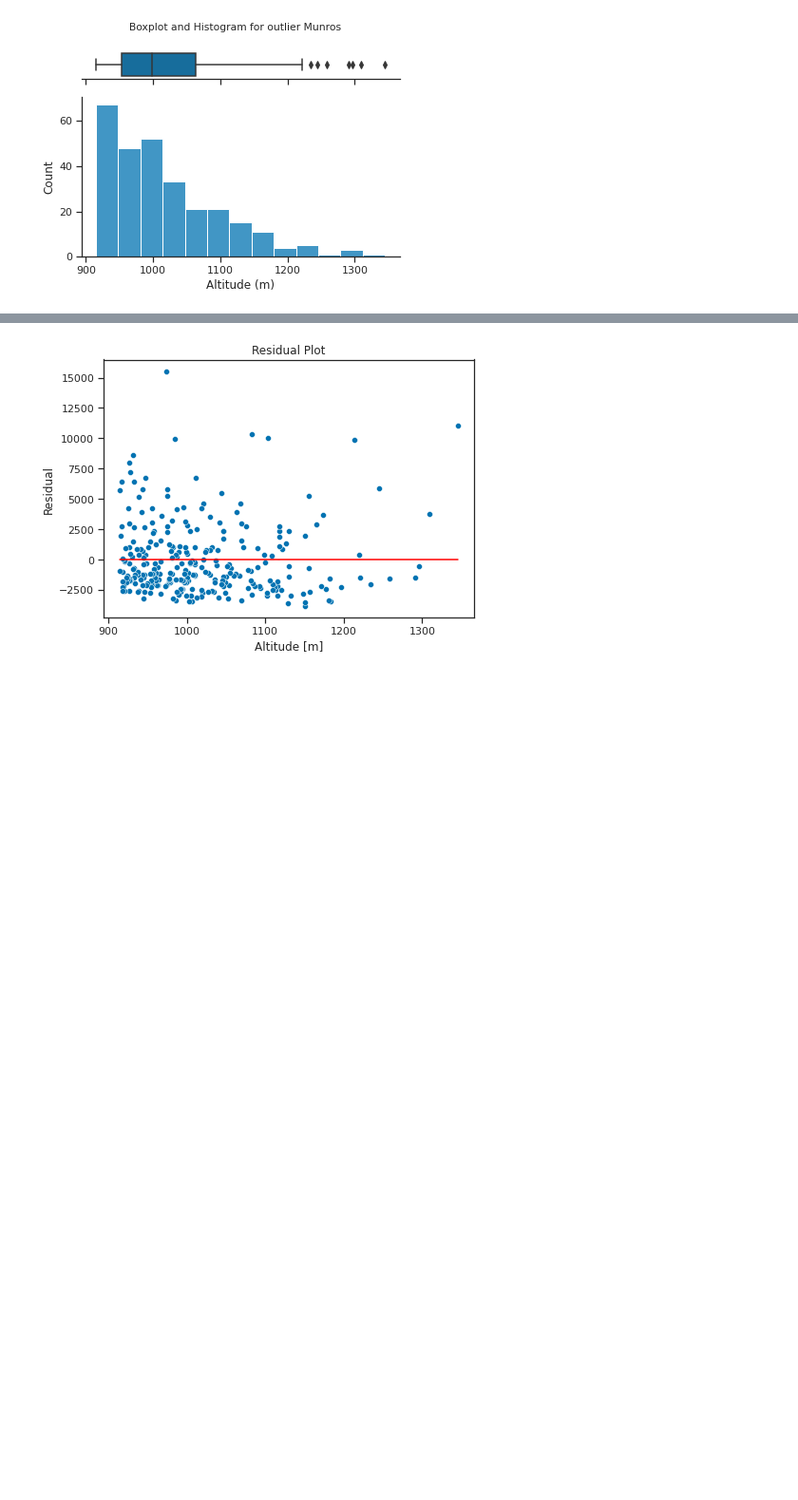
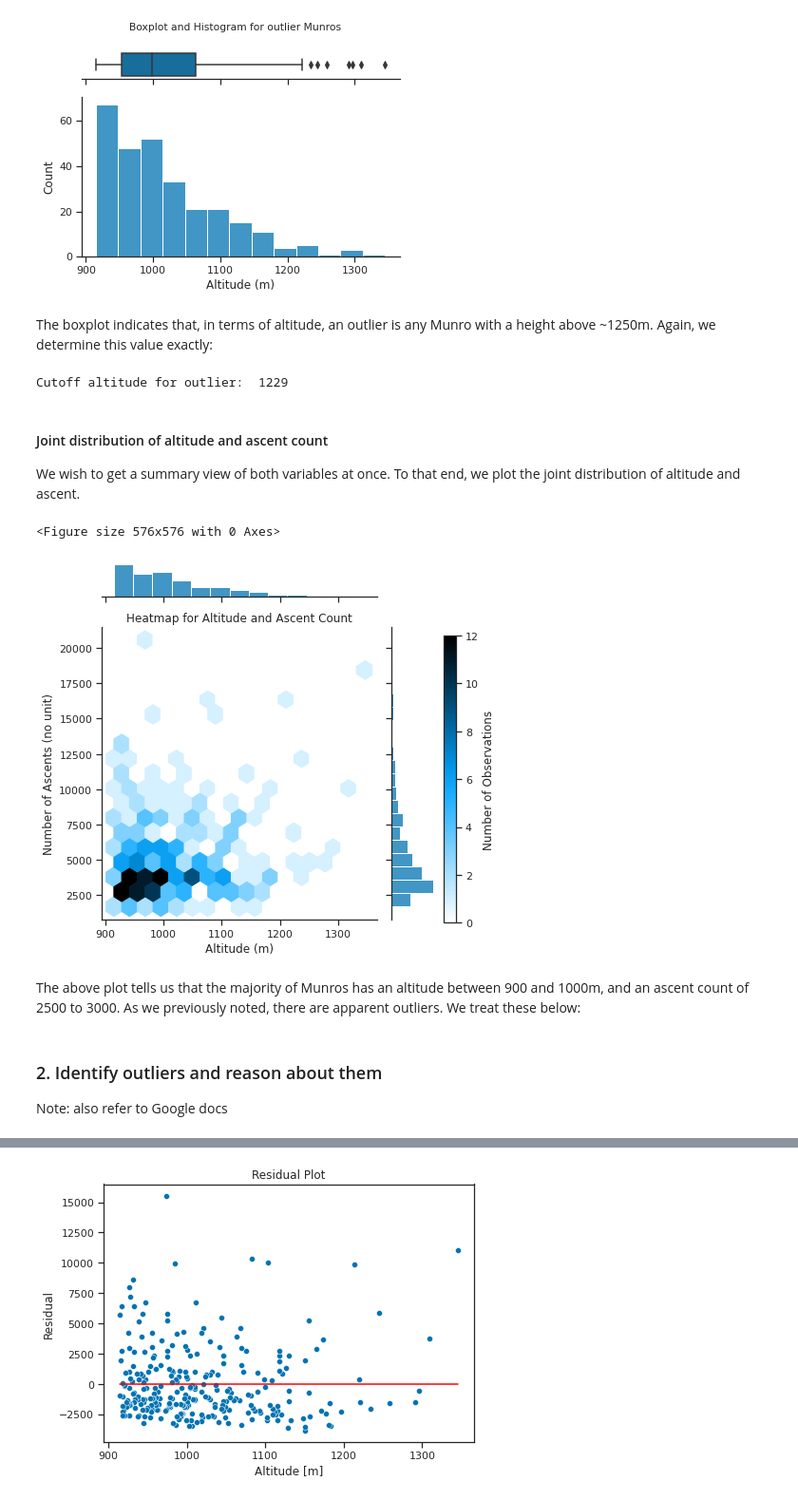
Before and after one commit to filipbalucha/FDS_final_project, a Jupyter notebook: PCA.ipynb, the cells around one changed output, grey strips where cells are left out. Shown at 95% size. Cells and saved outputs as stored; diff of their text form; code cells hidden in the pictures; blank space fills up the shorter version.

```diff
--- a/PCA.ipynb
+++ b/PCA.ipynb
@@ -87,3 +88,44 @@ plt.suptitle('Boxplot and Histogram for outlier Munros')
 plt.show()
 # %% [output]
 [figure]
+# %% [markdown]
+The boxplot indicates that, in terms of altitude, an outlier is any Munro with a height above ~1250m. Again, we determine this value exactly:
+# %%
+# Code snippet adapted from: https://datascience.stackexchange.com/questions/54808/how-to-remove-outliers-using-box-plot
+Q1 = munro['altitude'].quantile(0.25)
+Q3 = munro['altitude'].quantile(0.75)
+IQR = Q3 - Q1    #IQR is interquartile range.
+
+cutoff_altitude = Q3 + 1.5 * IQR
+cutoff_altitude = int(cutoff_altitude.round(0))  # Round to the nearest integer
+print('Cutoff altitude for outlier:  {}'.format(cutoff_altitude))
+# %% [output]
+Cutoff altitude for outlier:  1229
+# %% [markdown]
+#### Joint distribution of altitude and ascent count
+
+We wish to get a summary view of both variables at once. To that end, we plot the joint distribution of altitude and ascent.
+# %%
+plt.figure(figsize=(8,8))
+
+# Joint distribution
+ax = sns.jointplot(x='altitude', y='ascent_count', data=munro, kind='hex')
+plt.ylabel('Number of Ascents (no unit)')
+plt.xlabel('Altitude (m)')
+plt.title('Heatmap for Altitude and Ascent Count')
+plt.tight_layout()
+
+# Add colorbar
+cbar_ax = ax.fig.add_axes([1, 0.1, .03, .7])
+cb = plt.colorbar(cax=cbar_ax)
+cb.set_label('Number of Observations')
+
+plt.show()
+# %% [output]
+<Figure size 576x576 with 0 Axes>
+[figure, added]
+# %% [markdown]
+The above plot tells us that the majority of Munros has an altitude between 900 and 1000m, and an ascent count of 2500 to 3000. As we previously noted, there are apparent outliers. We treat these below:
+# %% [markdown]
+### 2. Identify outliers and reason about them
+Note: also refer to Google docs
```
Also changed, not shown: parts of 51 cells of this notebook, 3 other files.
